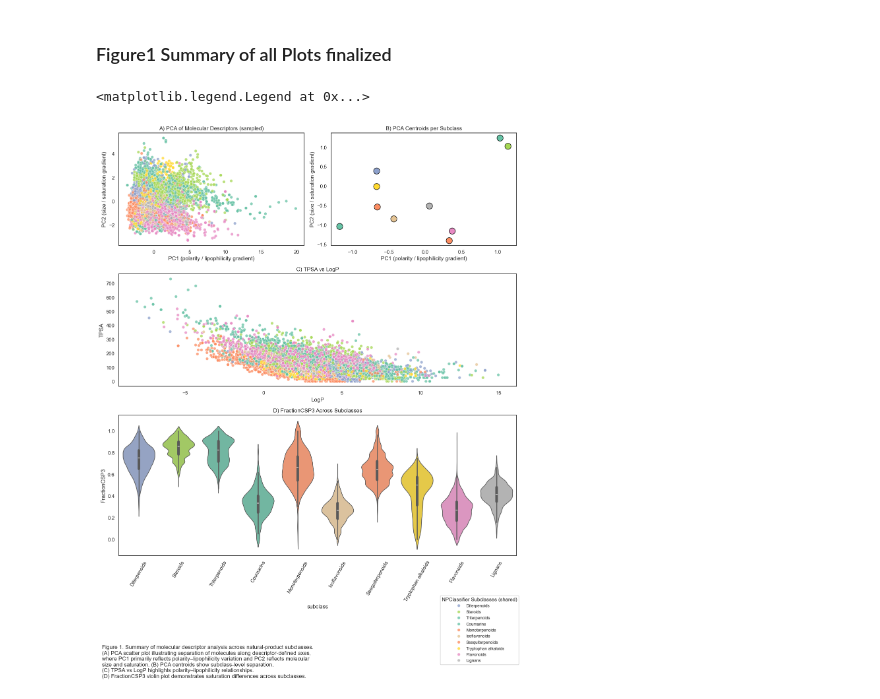
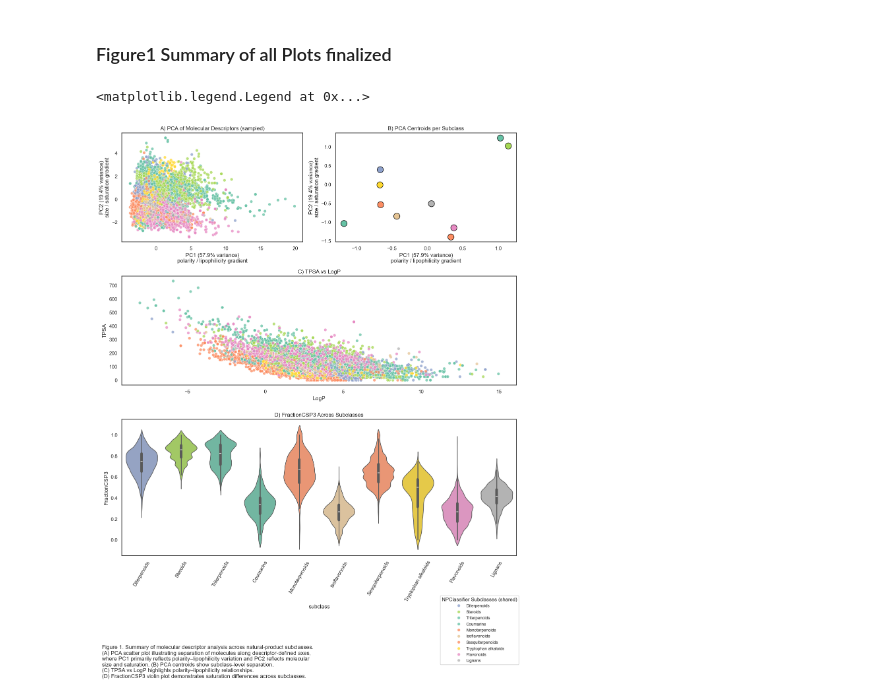
Before and after one commit to Hassan-Haydar/DSA103, a Jupyter notebook: LifeScienceData/project/final_project.ipynb, the cells around one changed output. Cells and saved outputs as stored; diff of their text form; code cells hidden in the pictures.

Commit message:
modified axis labels in Panels A and B to show variance

```diff
--- a/LifeScienceData/project/final_project.ipynb
+++ b/LifeScienceData/project/final_project.ipynb
@@ -367,7 +367,12 @@ desc_cols = ["MolWt", "LogP", "TPSA", "HBD", "HBA", "RingCount", "FractionCSP3"]
 X = df_plot[desc_cols].dropna()
 
 X_scaled = StandardScaler().fit_transform(X)
-pcs = PCA(n_components=2).fit_transform(X_scaled)
+pca = PCA(n_components=2)
+pcs = pca.fit_transform(X_scaled)
+
+# % variance for PC1 and PC2
+pc1_var, pc2_var = pca.explained_variance_ratio_ * 100
+
 
 df_pca = df_plot.loc[X.index].copy()
 df_pca["PC1"], df_pca["PC2"] = pcs[:, 0], pcs[:, 1]
@@ -393,9 +398,9 @@ sns.scatterplot(
     s=40, alpha=0.75, ax=axA
 )
 axA.set_title("A) PCA of Molecular Descriptors (sampled)", fontsize=12)
-# Add axis labels to Panel B
-axA.set_xlabel("PC1 (polarity / lipophilicity gradient)")
-axA.set_ylabel("PC2 (size / saturation gradient)")
+# Add axis labels to Panel A
+axA.set_xlabel(f"PC1 ({pc1_var:.1f}% variance)\npolarity / lipophilicity gradient")
+axA.set_ylabel(f"PC2 ({pc2_var:.1f}% variance)\nsize / saturation gradient")
 
 axA.legend_.remove()
 
@@ -409,8 +414,9 @@ for sub in centroids.index:
 
 axB.set_title("B) PCA Centroids per Subclass", fontsize=12)
 # Add axis labels to Panel B
-axB.set_xlabel("PC1 (polarity / lipophilicity gradient)")
-axB.set_ylabel("PC2 (size / saturation gradient)")
+axB.set_xlabel(f"PC1 ({pc1_var:.1f}% variance)\npolarity / lipophilicity gradient")
+axB.set_ylabel(f"PC2 ({pc2_var:.1f}% variance)\nsize / saturation gradient")
+
 
 
 
@@ -471,34 +477,34 @@ fig.text(
 )
 
 # To restrict caption width, add an invisible text box defining the right edge
 # (Matplotlib wraps relative to figure width unless constrained)
 fig.text(
     0.70, baseline_y + 0.0001,  # invisible bounding guide at 70% width
     "",
     ha="left",
     va="top"
 )
 
 # ---- RIGHT COLUMN: LEGEND (30% width, pushed right) ----
 handles, labels = axA.get_legend_handles_labels()
 
 legend = fig.legend(
     handles,
     labels,
     title="NPClassifier Subclasses (shared)",
     loc="center",
     frameon=True,
     fontsize=9,
     title_fontsize=11
 )
 
 # Position legend using figure coordinates
 legend.set_bbox_to_anchor((0.9, baseline_y + 0.03), transform=fig.transFigure)
 
 fig.add_artist(legend)
 # %% [output]
 <matplotlib.legend.Legend at 0x...>
-[figure, old version]
+[figure, new version]
 # %%
 # Export final figure
 from pathlib import Path
```
